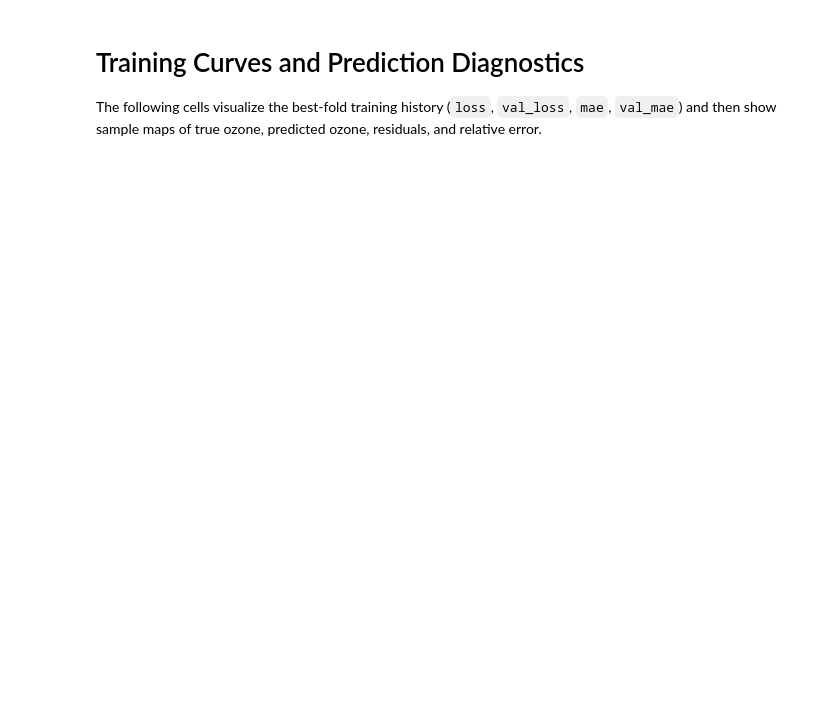
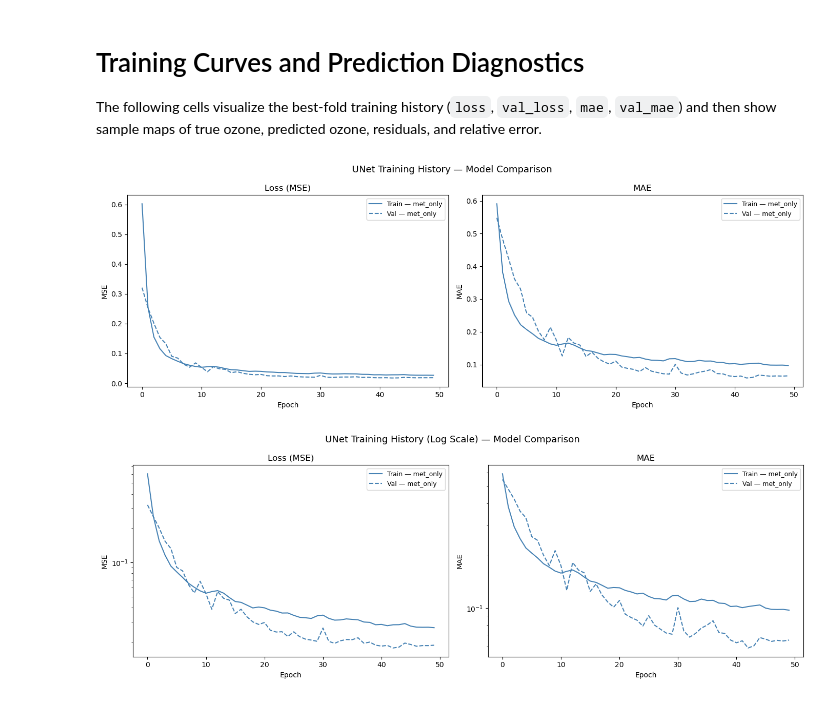
Before and after one commit to fmalavel/ML_MiniProject, a Jupyter notebook: Training_generic.ipynb, the cells around one changed output. Cells and saved outputs as stored; diff of their text form; code cells hidden in the pictures; blank space fills up the shorter version.

```diff
--- a/Training_generic.ipynb
+++ b/Training_generic.ipynb
@@ -77,7 +77,7 @@ k_folds = 5
 print(f"\nUsing k-folds: {k_folds}. To change, set 'k_folds' to desired number of folds (must be >=2).")
 
 # Output directory for training plots
-plots_path = "Training_plot"
+plot_path = "Training_plot"
 trained_model_path = "Trained_models"
 
 load_data_verbose = False  # Set to True to print detailed data loading information
@@ -107,7 +107,9 @@ print(f"Include rasterized ozone as input features: {with_rasterized_ozone}")
 print(f"Configuration name: {config_name}")
 print(f"Number of k-folds for cross-validation: {k_folds}")
 print(f"Sequence length (only for LSTM type models): {sequence_length} time steps")
-print(f"Plots output path: {plots_path}")
+print(f"Plots output path: {plot_path}")
+print(f"Trained models output path: {trained_model_path}")
+print("=" * 80 + "\n")
 # %% [output]
 Using k-folds: 5. To change, set 'k_folds' to desired number of folds (must be >=2).
 
@@ -367,8 +369,8 @@ for fold_id, val_idx in enumerate(fold_indices, start=1):
         # Print model summary only for the first fold to avoid cluttering output; the architecture is the same for all folds
         model.summary()
         # Save a diagram of the model.
-        plot_model(model, to_file=f'{model_type}_diagram.png', show_shapes=True, show_layer_names=True)
-        print(f"\n{model_type} model diagram saved as '{model_type}_diagram.png'.")
+        plot_model(model, to_file=f'{plot_path}/{model_type}_diagram.png', show_shapes=True, show_layer_names=True)
+        print(f"\n{model_type} model diagram saved as '{plot_path}/{model_type}_diagram.png'.")
 
     # callbacks (EarlyStopping, ReduceLROnPlateau)
     callbacks = [
@@ -530,35 +532,38 @@ plt.show()
 
 if not is_running_in_notebook(): # only save visualisations in CLI
     plot_name = f"{model_type}_model_{training_frequency}_{config_name}_kfold{int(k_folds)}_training_curve.png"
-    save_path = os.path.join(plots_path, plot_name)
+    save_path = os.path.join(plot_path, plot_name)
     plt.savefig(save_path)
     print(f"Training curve plot saved to: {save_path}")
 
 # repeat using log y-scale
 fig, axes = plt.subplots(1, 2, figsize=(14, 5))
 fig.suptitle(f"{model_type} Training History (Log Scale) — Model Comparison", fontsize=13)
 for config_name, res in results.items():
     hist  = res["history"].history
     color = colors.get(config_name, None)
     axes[0].plot(hist["loss"],     color=color, label=f"Train — {config_name}")
     axes[0].plot(hist["val_loss"], color=color, linestyle="--", label=f"Val — {config_name}")
     axes[1].plot(hist["mae"],      color=color, label=f"Train — {config_name}")
     axes[1].plot(hist["val_mae"],  color=color, linestyle="--", label=f"Val — {config_name}")
 for ax, title, ylabel in zip(axes, ["Loss (MSE)", "MAE"], ["MSE", "MAE"]):
     ax.set_title(title)
     ax.set_xlabel("Epoch")
     ax.set_ylabel(ylabel)
     ax.set_yscale("log")
     ax.legend(fontsize=9)
 
 plt.tight_layout()
 plt.show()
 
 if not is_running_in_notebook(): # only save visualisations in CLI
     plot_name = f"{model_type}_model_{training_frequency}_{config_name}_kfold{int(k_folds)}_training_curve_log.png"
-    save_path = os.path.join(plots_path, plot_name)
+    save_path = os.path.join(plot_path, plot_name)
     plt.savefig(save_path)
     print(f"Training log-scale curve plot saved to: {save_path}")
+# %% [output]
+[figure, added]
+[figure, added]
 # %%
 # Detailed predictions vs true values for the first few time steps, per configuration
 n_show = 6  # number of time steps to visualise per configuration
```
Also changed, not shown: parts of 2 cells of this notebook, 2 other files.
